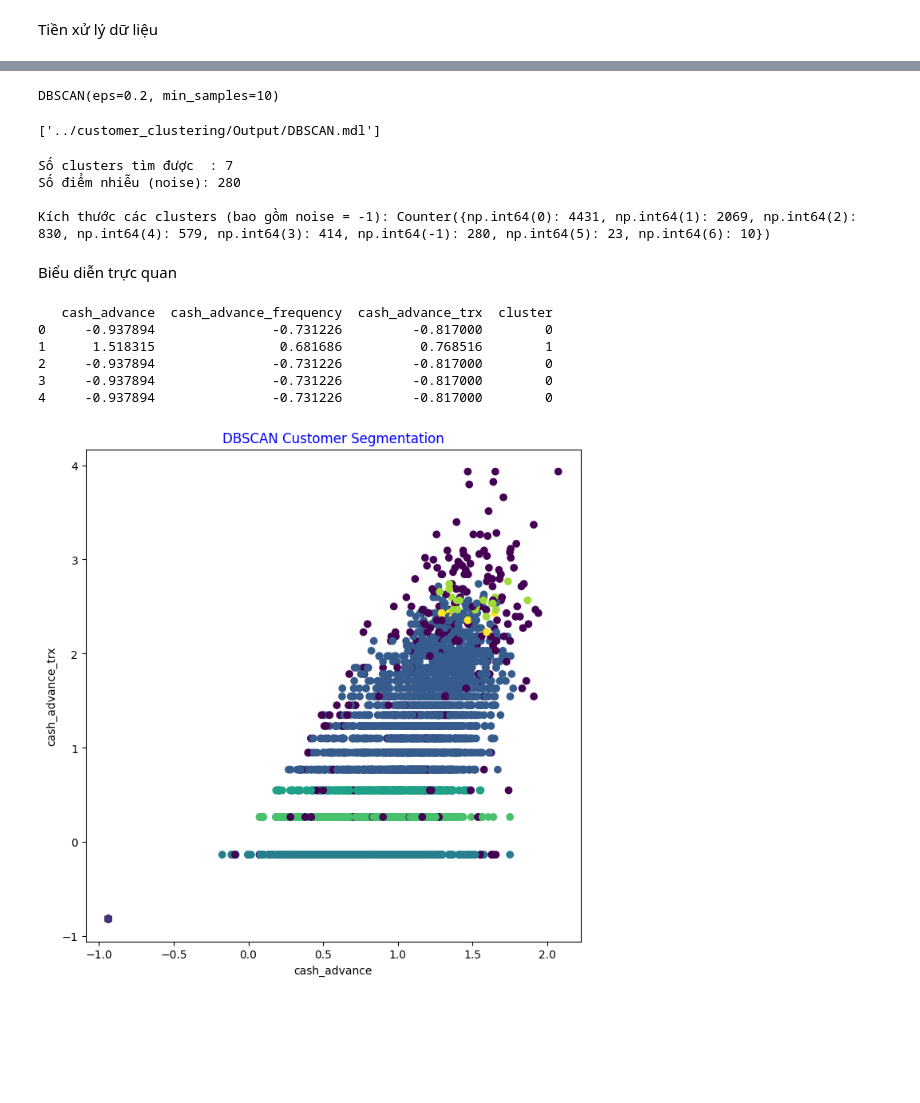
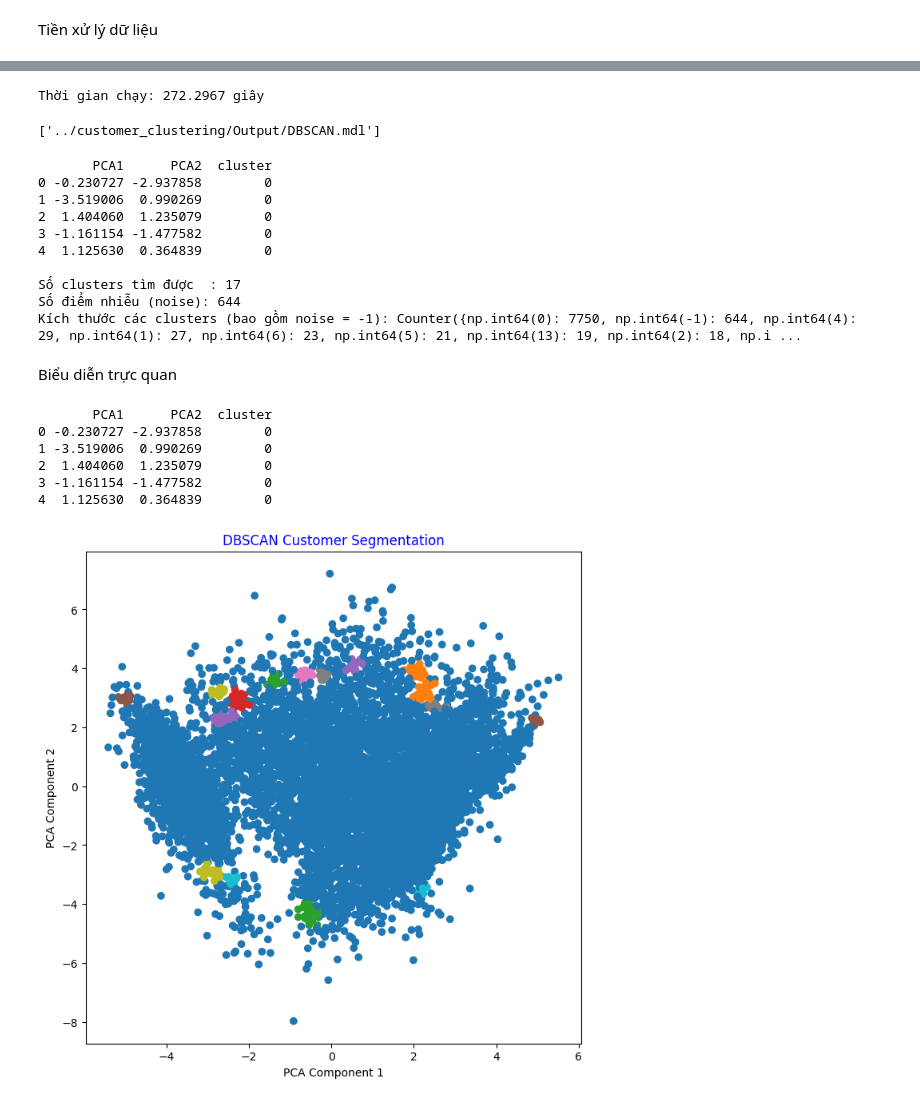
Before and after one commit to GiaHuy910/CLARANS-IN-MARKETING, a Jupyter notebook: customer_clustering/Dbscan.ipynb, the cells around one changed output, grey strips where cells are left out. Saved outputs shown, nothing was run; the diff lists cells and outputs as text; code cells hidden in the pictures; blank space fills up the shorter version.

Commit message:
perf DBSCAN

```diff
--- a/customer_clustering/Dbscan.ipynb
+++ b/customer_clustering/Dbscan.ipynb
@@ -50,10 +45,11 @@ dtype: object
 ##
 ## Nhãn cluster = -1 → điểm NHIỄU (noise/outlier), không thuộc cụm nào
 ##------------------------------------------------------------------------------
-model = DBSCAN(eps=0.2, min_samples=10)
-model.fit(data)  # xây dựng mô hình
+model = DBSCAN(data, eps=0.2, min_samples=10)
+(ticks, result) = timedcall(model.fit)
+print(f"Thời gian chạy: {ticks:.4f} giây")
 # %% [output]
-DBSCAN(eps=0.2, min_samples=10)
+Thời gian chạy: 272.2967 giây
 # %%
 ## Lưu trữ mô hình để khai thác về sau
 jlb.dump(model, '../customer_clustering/Output/DBSCAN.mdl')
@@ -61,48 +57,53 @@ jlb.dump(model, '../customer_clustering/Output/DBSCAN.mdl')
 ['../customer_clustering/Output/DBSCAN.mdl']
 # %%
 ## Khai thác mô hình đã được xây dựng
-model = jlb.load('../customer_clustering/Output/DBSCAN.mdl')
+loaded_model = jlb.load('../customer_clustering/Output/DBSCAN.mdl')
 # %%
 ## Kết quả gom cụm khách hàng
-data['cluster'] = model.labels_
+data['cluster'] = loaded_model.get_labels()
 
+n_clusters = loaded_model.n_clusters_
+n_noise    = len(loaded_model.get_noise_points())
 
-n_clusters = len(set(model.labels_)) - (1 if -1 in model.labels_ else 0)
-n_noise    = list(model.labels_).count(-1)
-
+print(data.head(5))
 print(f'\nSố clusters tìm được  : {n_clusters}')
 print(f'Số điểm nhiễu (noise): {n_noise}')
-print('\nKích thước các clusters (bao gồm noise = -1):', Counter(model.labels_))
+print('Kích thước các clusters (bao gồm noise = -1):', Counter(loaded_model.get_labels()))
 # %% [output]
-Số clusters tìm được  : 7
-Số điểm nhiễu (noise): 280
+       PCA1      PCA2  cluster
+0 -0.230727 -2.937858        0
+1 -3.519006  0.990269        0
+2  1.404060  1.235079        0
+3 -1.161154 -1.477582        0
+4  1.125630  0.364839        0
 
-Kích thước các clusters (bao gồm noise = -1): Counter({np.int64(0): 4431, np.int64(1): 2069, np.int64(2): 830, np.int64(4): 579, np.int64(3): 414, np.int64(-1): 280, np.int64(5): 23, np.int64(6): 10})
+Số clusters tìm được  : 17
+Số điểm nhiễu (noise): 644
+Kích thước các clusters (bao gồm noise = -1): Counter({np.int64(0): 7750, np.int64(-1): 644, np.int64(4): 29, np.int64(1): 27, np.int64(6): 23, np.int64(5): 21, np.int64(13): 19, np.int64(2): 18, np.i ...
 # %% [markdown]
 Biểu diễn trực quan
 # %%
-data['cluster'] = model.labels_
+## Hiển thị dữ liệu sau gom cụm
 print(data.head())
 # %% [output]
-   cash_advance  cash_advance_frequency  cash_advance_trx  cluster
-0     -0.937894               -0.731226         -0.817000        0
-1      1.518315                0.681686          0.768516        1
-2     -0.937894               -0.731226         -0.817000        0
-3     -0.937894               -0.731226         -0.817000        0
-4     -0.937894               -0.731226         -0.817000        0
+       PCA1      PCA2  cluster
+0 -0.230727 -2.937858        0
+1 -3.519006  0.990269        0
+2  1.404060  1.235079        0
+3 -1.161154 -1.477582        0
+4  1.125630  0.364839        0
 # %%
-plt.figure(figsize=(8,8))
-
+## Biểu diễn trực quan
+plt.figure(figsize=(8, 8))
 plt.scatter(
-    data.cash_advance,
-    data['cash_advance_trx'],
-    c=data.cluster
+    data['PCA1'],
+    data['PCA2'],
+    c=data['cluster'],
+    cmap='tab10'
 )
-
-plt.xlabel("cash_advance")
-plt.ylabel("cash_advance_trx")
-plt.title("DBSCAN Customer Segmentation", color="blue")
-
+plt.xlabel('PCA Component 1')
+plt.ylabel('PCA Component 2')
+plt.title('DBSCAN Customer Segmentation', color='blue')
 plt.show()
 # %% [output]
-[figure, old version]
+[figure, new version]
```
Also changed, not shown: parts of 3 cells of this notebook, 1 other file.
